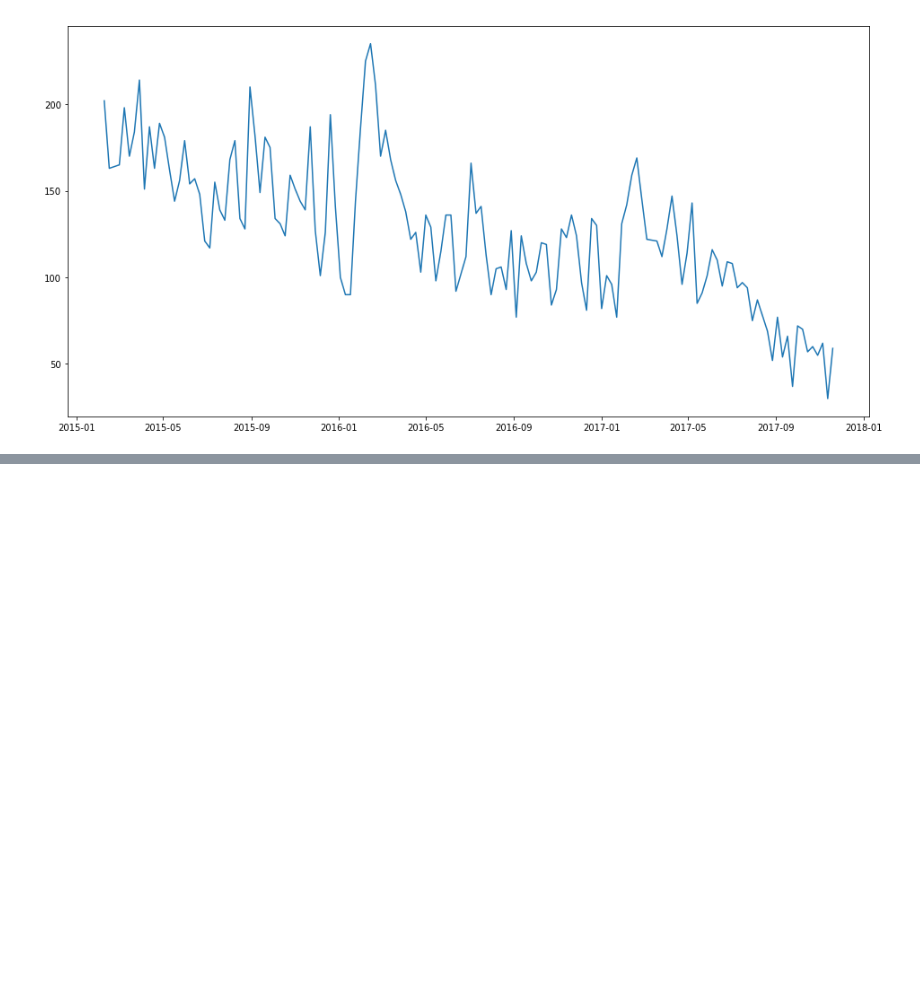
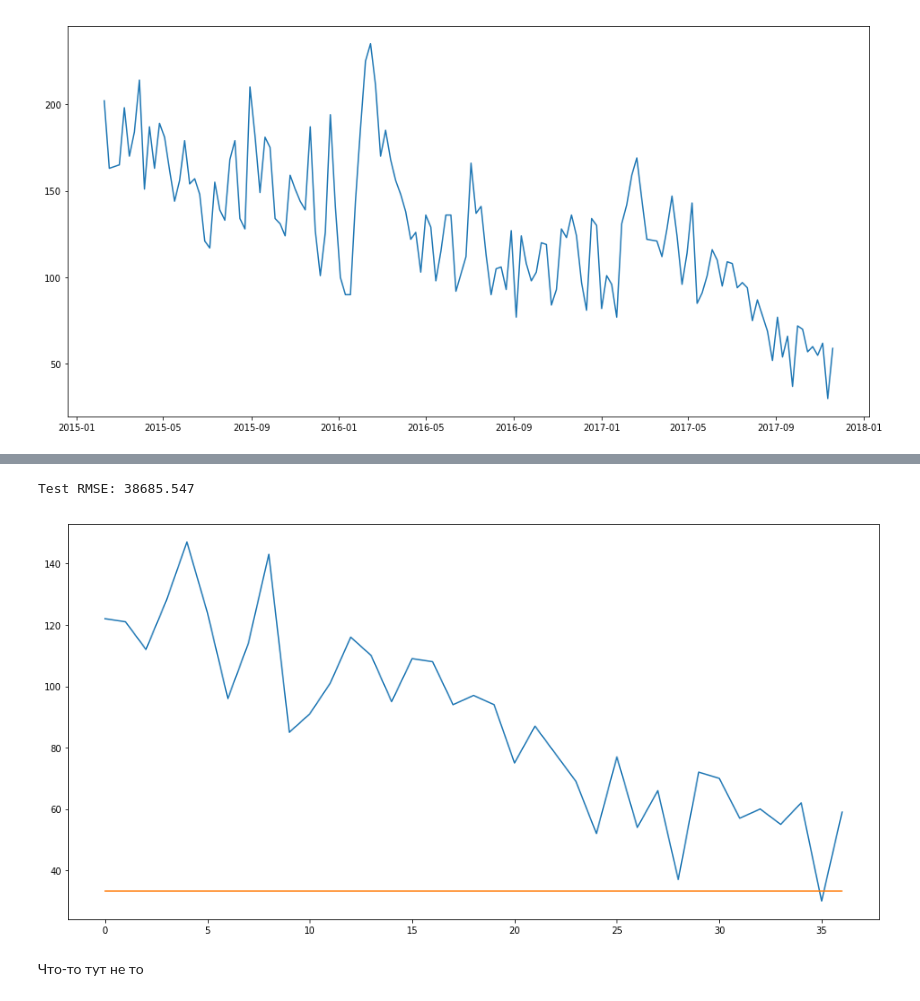
Before and after one commit to antonlagunov1623/NN_lab, a Jupyter notebook: NN_task.ipynb, the cells around one changed output, grey strips where cells are left out. Cells and saved outputs as stored; diff of their text form; code cells hidden in the pictures; blank space fills up the shorter version.

```diff
--- a/NN_task.ipynb
+++ b/NN_task.ipynb
@@ -258,0 +449,12 @@ plt.show()
+# %%
+act = df17['ACTUAL']
+df17.drop('ACTUAL', axis=1, inplace = True)
+df17.insert(4, 'ACTUAL', act)
+# %%
+train = df16.values
+test = df17.values
+X_train, y_train = train[:, :-1], train[:, -1]
+X_test, y_test = test[:, :-1], test[:, -1]
+X_train = X_train.reshape((X_train.shape[0], 1, X_train.shape[1]))
+X_test = X_test.reshape((X_test.shape[0], 1, X_test.shape[1]))
+print(X_train.shape, y_train.shape, X_test.shape, y_test.shape)
@@ -258,0 +463,7 @@ plt.show()
+# %%
+model = Sequential()
+model.add(layers.GRU(32, dropout=0.2, recurrent_dropout=0.2, return_sequences=True, input_shape=(None, X_train.shape[-1])))
+model.add(layers.GRU(32, dropout=0.1, recurrent_dropout=0.5))
+model.add(layers.Dense(1))
+model.compile(optimizer=RMSprop(), loss='mae')
+model.fit(X_train, y_train, epochs=400)
@@ -258,0 +489,23 @@ plt.show()
+# %%
+yhat = model.predict(X_test)
+X_test = X_test.reshape((X_test.shape[0], X_test.shape[2]))
+inv_yhat = concatenate((yhat, X_test[:, 1:]), axis=1)
+inv_yhat = scaler.inverse_transform(inv_yhat)
+inv_yhat = inv_yhat[:,0]
+y_test = y_test.reshape((len(y_test), 1))
+inv_y = concatenate((y_test, X_test[:, 1:]), axis=1)
+inv_y = scaler.inverse_transform(inv_y)
+inv_y = inv_y[:,0]
+rmse = sqrt(mean_squared_error(inv_y, inv_yhat))
+print('Test RMSE: %.3f' % rmse)
+# %% [output]
+Test RMSE: 38685.547
+# %%
+plt.figure(figsize=(16,8))
+plt.plot(y_test)
+plt.plot(yhat)
+plt.show()
+# %% [output]
+[figure, added]
+# %% [markdown]
+Что-то тут не то
```
Also changed, not shown: parts of 43 cells of this notebook.
